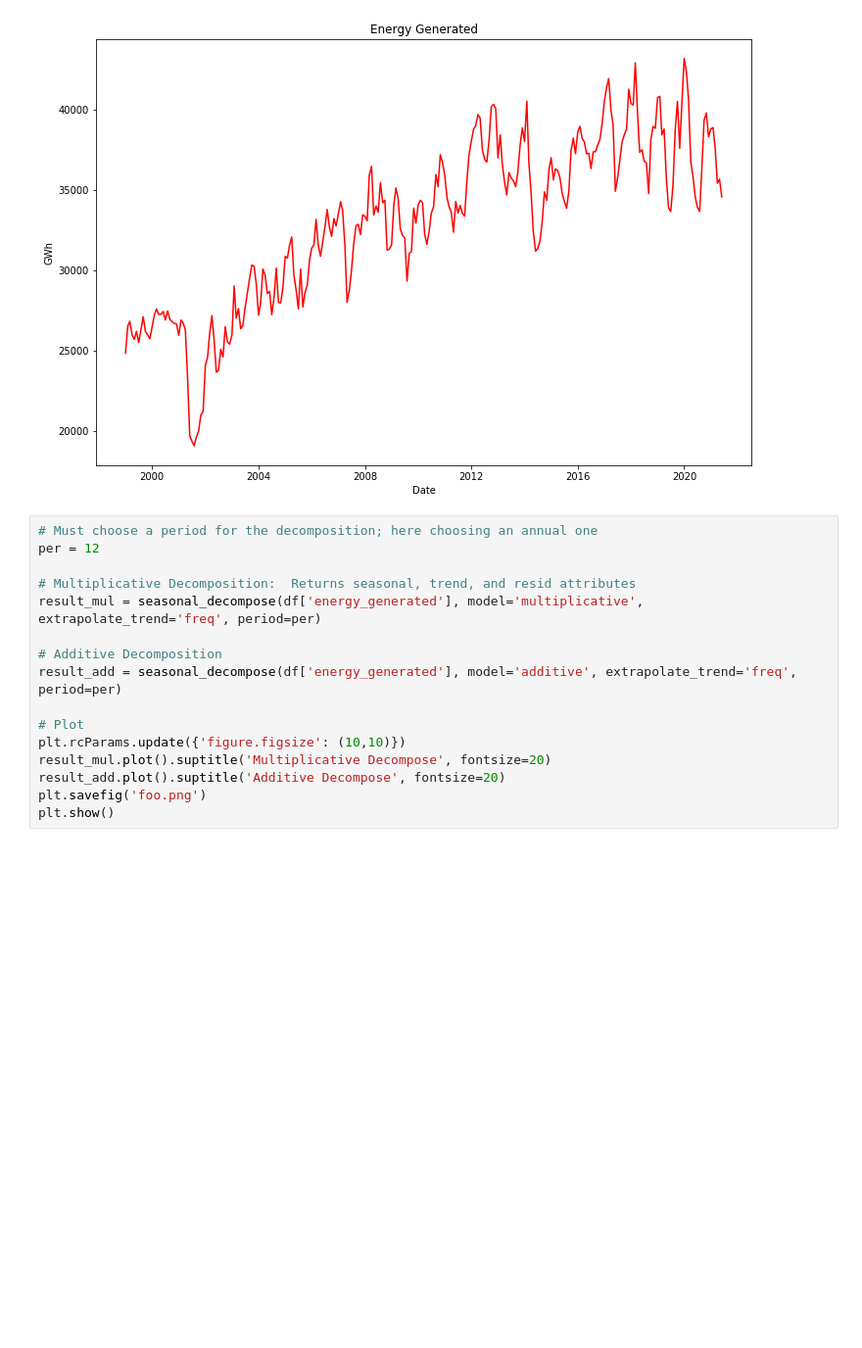
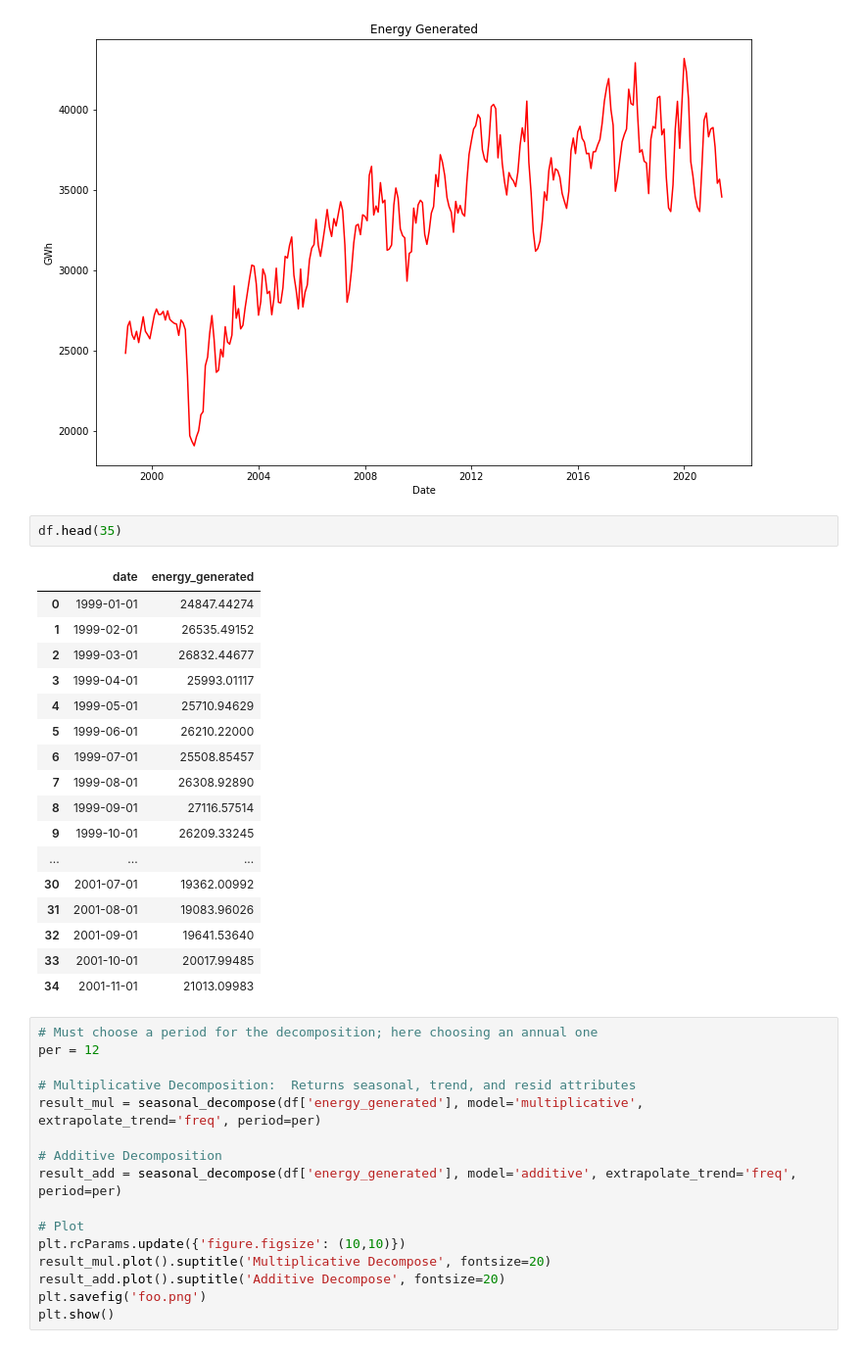
Before and after one commit to cameronthieme/IMAbootcamp2021, a Jupyter notebook: python_time_series/nrg_ts_monthly.ipynb, the cells around one changed output. Shown at 98% size. Cells and saved outputs as stored; diff of their text form; blank space fills up the shorter version.

```diff
--- a/python_time_series/nrg_ts_monthly.ipynb
+++ b/python_time_series/nrg_ts_monthly.ipynb
@@ -57,6 +69,26 @@ plt.xlabel('Date');
 plt.show();
 # %% [output]
 [figure]
+# %%
+df.head(35)
+# %% [output]
+|  | date | energy_generated |
+| 0 | 1999-01-01 | 24847.44274 |
+| 1 | 1999-02-01 | 26535.49152 |
+| 2 | 1999-03-01 | 26832.44677 |
+| 3 | 1999-04-01 | 25993.01117 |
+| 4 | 1999-05-01 | 25710.94629 |
+| 5 | 1999-06-01 | 26210.22000 |
+| 6 | 1999-07-01 | 25508.85457 |
+| 7 | 1999-08-01 | 26308.92890 |
+| 8 | 1999-09-01 | 27116.57514 |
+| 9 | 1999-10-01 | 26209.33245 |
+| ... | ... | ... |
+| 30 | 2001-07-01 | 19362.00992 |
+| 31 | 2001-08-01 | 19083.96026 |
+| 32 | 2001-09-01 | 19641.53640 |
+| 33 | 2001-10-01 | 20017.99485 |
+| 34 | 2001-11-01 | 21013.09983 |
 # %%
 # Must choose a period for the decomposition; here choosing an annual one
 per = 12
```
Also changed, not shown: parts of 30 cells of this notebook.
